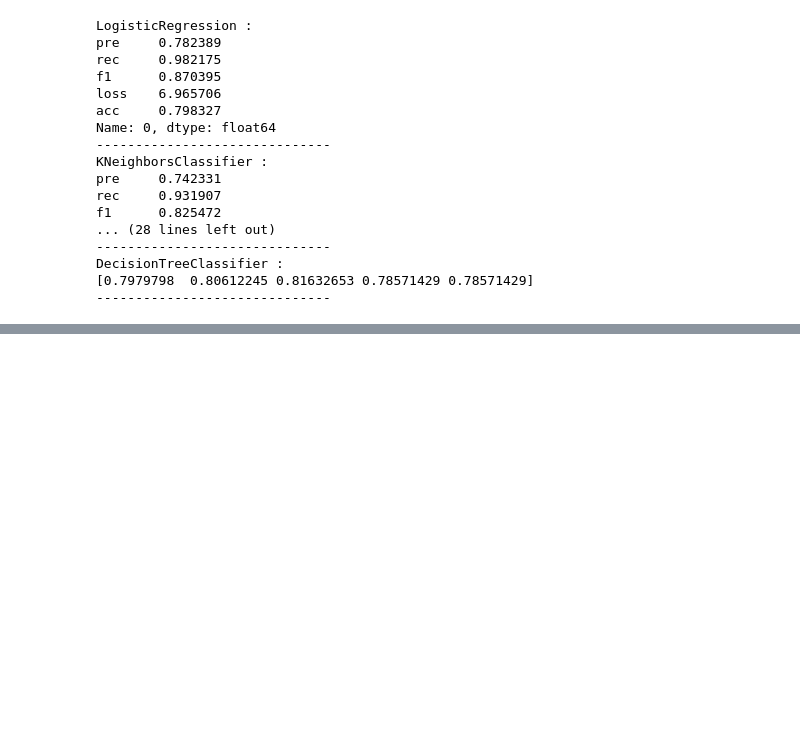
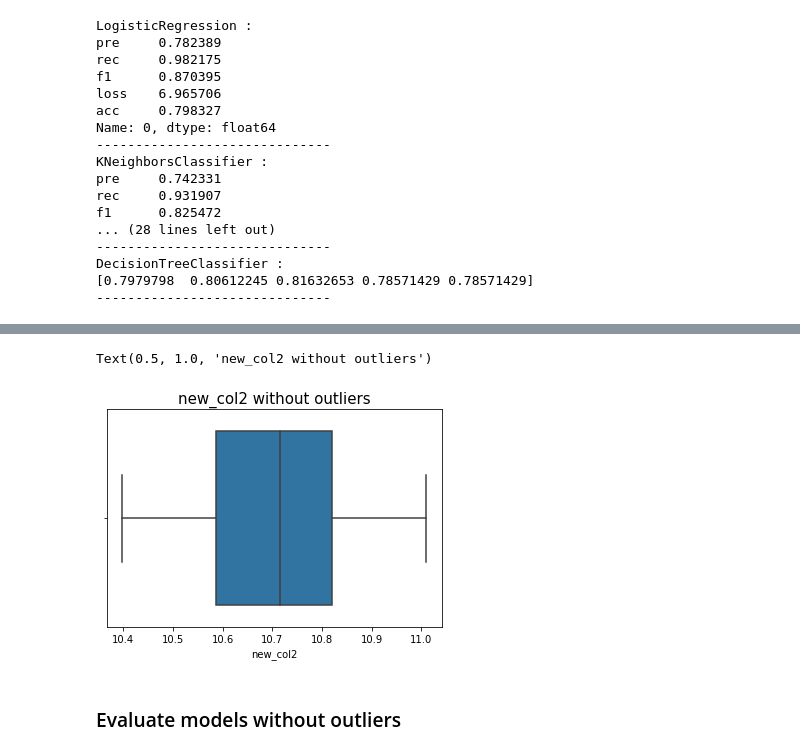
Before and after one commit to iasad1/loan-prediction-classification-problem, a Jupyter notebook: loan-prediction-classification.ipynb, the cells around one changed output, grey strips where cells are left out. Cells and saved outputs as stored; diff of their text form; code cells hidden in the pictures; blank space fills up the shorter version.

```diff
--- a/loan-prediction-classification.ipynb
+++ b/loan-prediction-classification.ipynb
@@ -820,0 +869,2 @@ DecisionTreeClassifier :
+# %%
+data_minus_outliers = pd.concat([X_train,y_train], axis=1)
@@ -820,0 +881,11 @@ DecisionTreeClassifier :
+# %%
+X_train = data_minus_outliers.drop('Loan_Status',axis=1)
+y_train = data_minus_outliers['Loan_Status']
+# %%
+sns.boxplot(X_train['new_col2']),
+plt.title('new_col2 without outliers',fontsize=15)
+# %% [output]
+Text(0.5, 1.0, 'new_col2 without outliers')
+[figure, added]
+# %% [markdown]
+### Evaluate models without outliers
```
Also changed, not shown: parts of 32 cells of this notebook.
